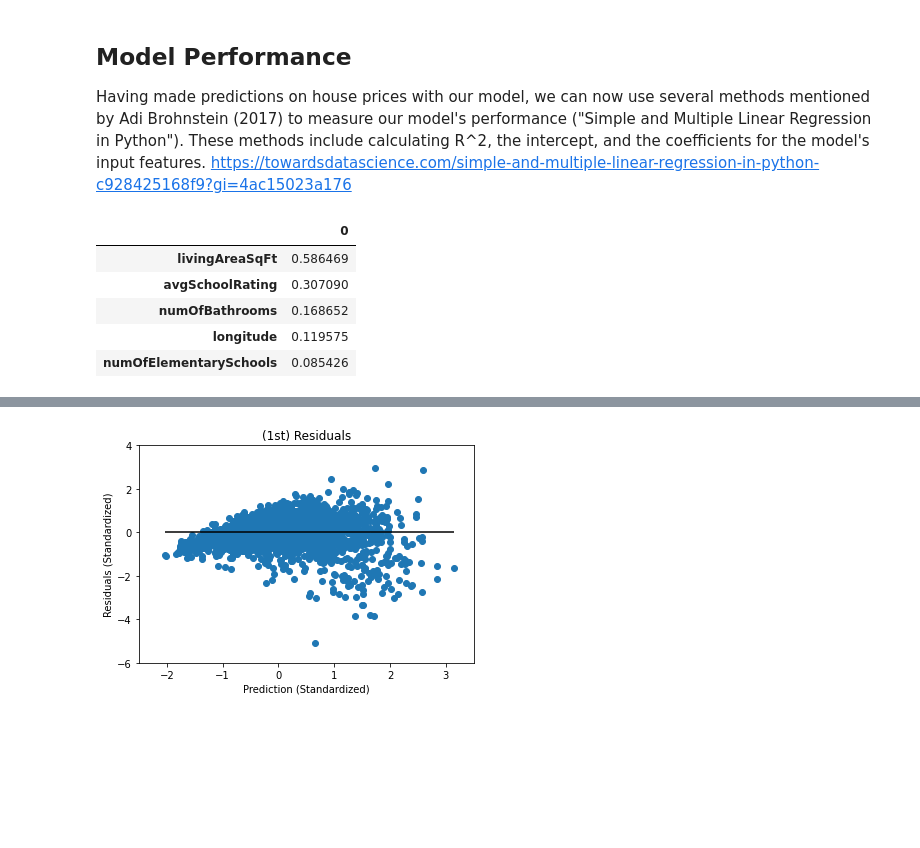
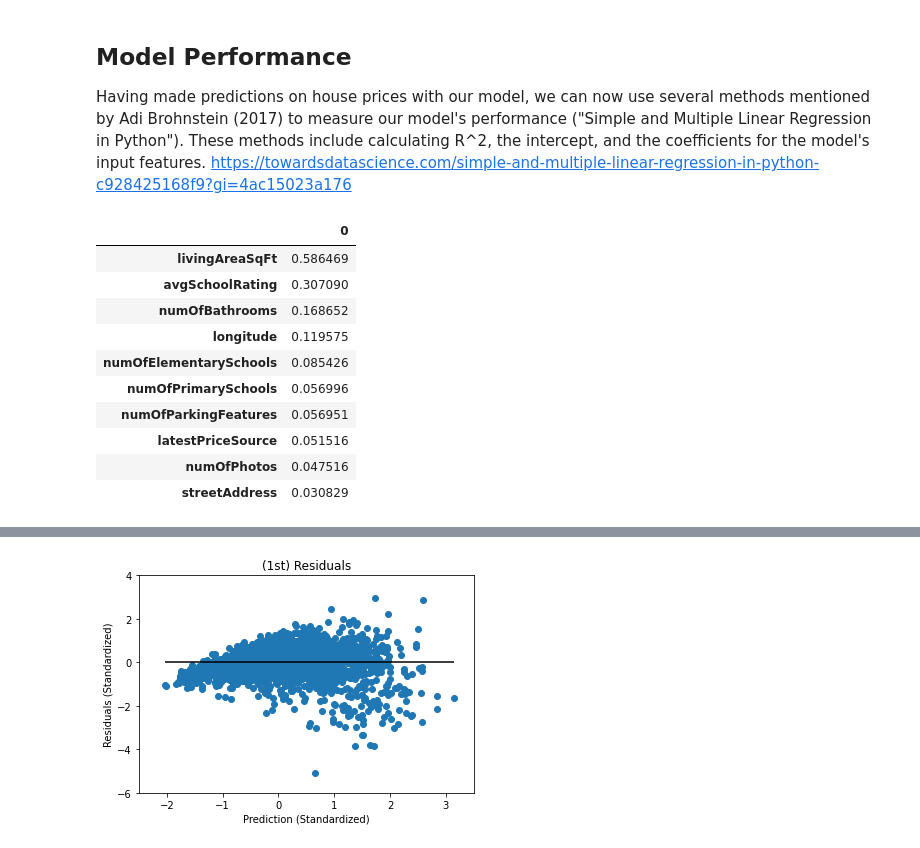
Before and after one commit to dianahandler/Final_Module20_Group3, a Jupyter notebook: Austin-Sklearn-Demo_chk.ipynb, the cells around one changed output, grey strips where cells are left out. Cells and saved outputs as stored; diff of their text form; code cells hidden in the pictures; blank space fills up the shorter version.

```diff
--- a/Austin-Sklearn-Demo_chk.ipynb
+++ b/Austin-Sklearn-Demo_chk.ipynb
@@ -372,17 +396,22 @@ https://towardsdatascience.com/simple-and-multiple-linear-regression-in-python-c
 # %%
 ## We'll store our coefficient values in a transposed dataframe. We can calculate them with sklearn's coef_ method.
 coefficients = model.coef_
 coeff = pd.DataFrame(coefficients, columns=final)
 coeff_T = coeff.transpose()
 coeff_sorted = coeff_T.sort_values(by=0, ascending=False)
-coeff_sorted.head()
+coeff_sorted.head(10)
 # %% [output]
 |  | 0 |
 | livingAreaSqFt | 0.586469 |
 | avgSchoolRating | 0.307090 |
 | numOfBathrooms | 0.168652 |
 | longitude | 0.119575 |
 | numOfElementarySchools | 0.085426 |
+| numOfPrimarySchools | 0.056996 |
+| numOfParkingFeatures | 0.056951 |
+| latestPriceSource | 0.051516 |
+| numOfPhotos | 0.047516 |
+| streetAddress | 0.030829 |
 # %%
 ## We'll visualize the degree of the coefficients for our price-predicting model.
 names = coeff_sorted.index
```
Also changed, not shown: parts of 10 cells of this notebook.
